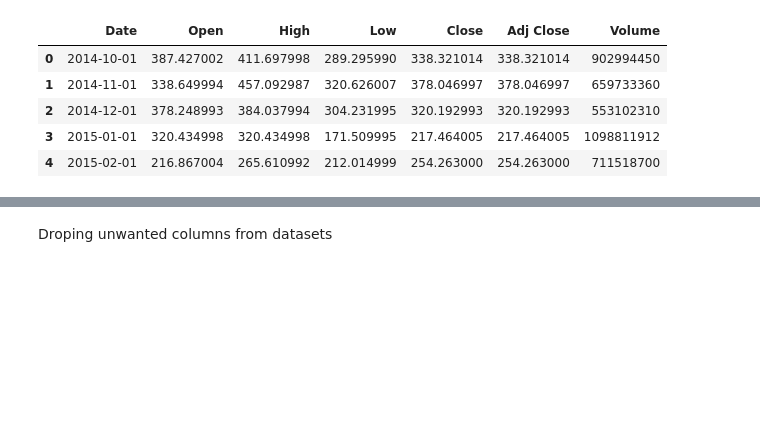
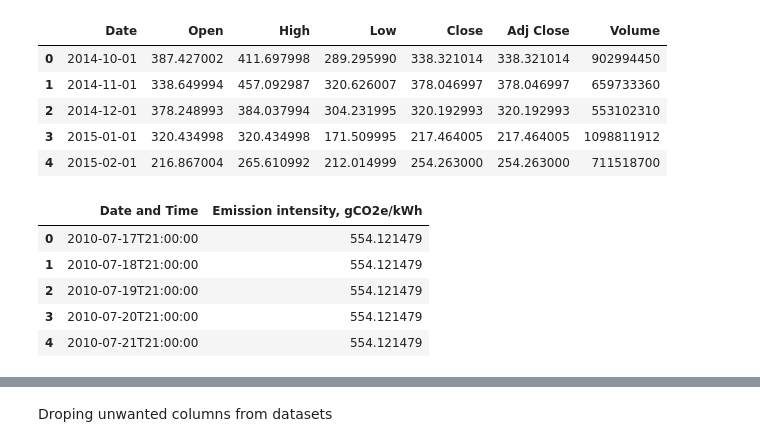
Before and after one commit to idriskhattak/Impact-of-Environment-on-BTICOIN, a Jupyter notebook: Merging the datasets.ipynb, the cells around one changed output, grey strips where cells are left out. Drawn from its saved outputs; the diff is of its cells as text; code cells hidden in the pictures; blank space fills up the shorter version.

```diff
--- a/Merging the datasets.ipynb
+++ b/Merging the datasets.ipynb
@@ -36,3 +38,12 @@ BTC_data.head()
 | 2 | 2014-12-01 | 378.248993 | 384.037994 | 304.231995 | 320.192993 | 320.192993 | 553102310 |
 | 3 | 2015-01-01 | 320.434998 | 320.434998 | 171.509995 | 217.464005 | 217.464005 | 1098811912 |
 | 4 | 2015-02-01 | 216.867004 | 265.610992 | 212.014999 | 254.263000 | 254.263000 | 711518700 |
+# %%
+co2_data.head()
+# %% [output]
+|  | Date and Time | Emission intensity, gCO2e/kWh |
+| 0 | 2010-07-17T21:00:00 | 554.121479 |
+| 1 | 2010-07-18T21:00:00 | 554.121479 |
+| 2 | 2010-07-19T21:00:00 | 554.121479 |
+| 3 | 2010-07-20T21:00:00 | 554.121479 |
+| 4 | 2010-07-21T21:00:00 | 554.121479 |
```
Also changed, not shown: parts of 24 cells of this notebook, 2 other files.
